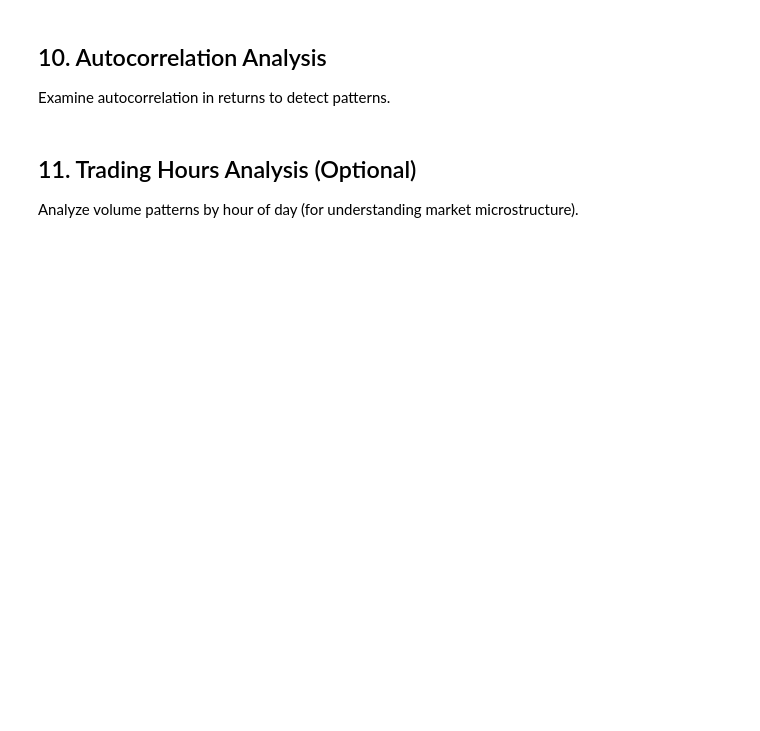
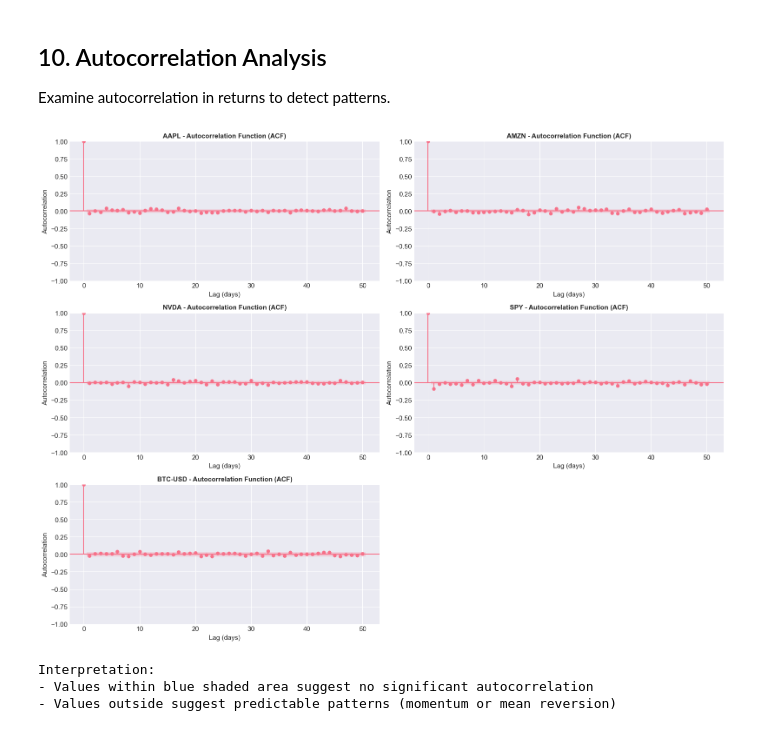
Before and after one commit to DXDXdada/isf_25_26_deep_learning_project, a Jupyter notebook: notebooks_new/1_data_exploration_eda.ipynb, the cells around one changed output. Drawn from its saved outputs; the diff is of its cells as text; code cells hidden in the pictures; blank space fills up the shorter version.

```diff
--- a/notebooks_new/1_data_exploration_eda.ipynb
+++ b/notebooks_new/1_data_exploration_eda.ipynb
@@ -1030,25 +699,29 @@ The fact that even 1-month returns remain stationary despite higher volatility v
 Examine autocorrelation in returns to detect patterns.
 # %%
 # Plot autocorrelation for returns
-from statsmodels.graphics.tsaplots import plot_acf, plot_pacf
+fig, axes = plt.subplots(3, 2, figsize=(16, 12))
+axes = axes.flatten()
 
-fig, axes = plt.subplots(2, 2, figsize=(16, 10))
-axes = axes.flatten()
 
 for idx, (asset, returns) in enumerate(returns_data.items()):
     ax = axes[idx]
     plot_acf(returns.dropna(), lags=50, ax=ax, alpha=0.05)
     ax.set_title(f'{asset} - Autocorrelation Function (ACF)', fontsize=11, fontweight='bold')
-    ax.set_xlabel('Lag (hours)')
+    ax.set_xlabel('Lag (days)')
     ax.set_ylabel('Autocorrelation')
+
+# Hide extra subplot
+if len(returns_data) < 6:
+    axes[-1].set_visible(False)
 
 plt.tight_layout()
 plt.show()
 
 print("\nInterpretation:")
 print("- Values within blue shaded area suggest no significant autocorrelation")
 print("- Values outside suggest predictable patterns (momentum or mean reversion)")
+# %% [output]
+[figure, added]
+Interpretation:
+- Values within blue shaded area suggest no significant autocorrelation
+- Values outside suggest predictable patterns (momentum or mean reversion)
-# %% [markdown]
-## 11. Trading Hours Analysis (Optional)
-
-Analyze volume patterns by hour of day (for understanding market microstructure).
```
Also changed, not shown: parts of 29 cells of this notebook, 1 other file.
